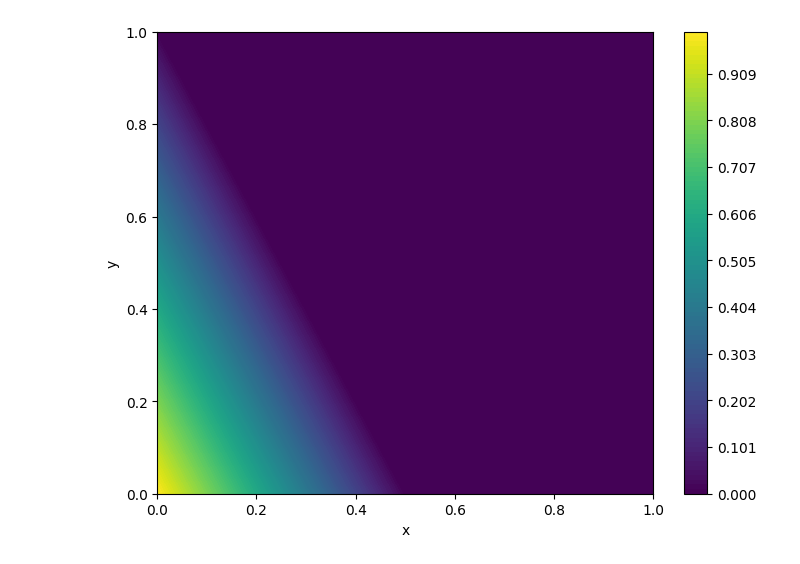
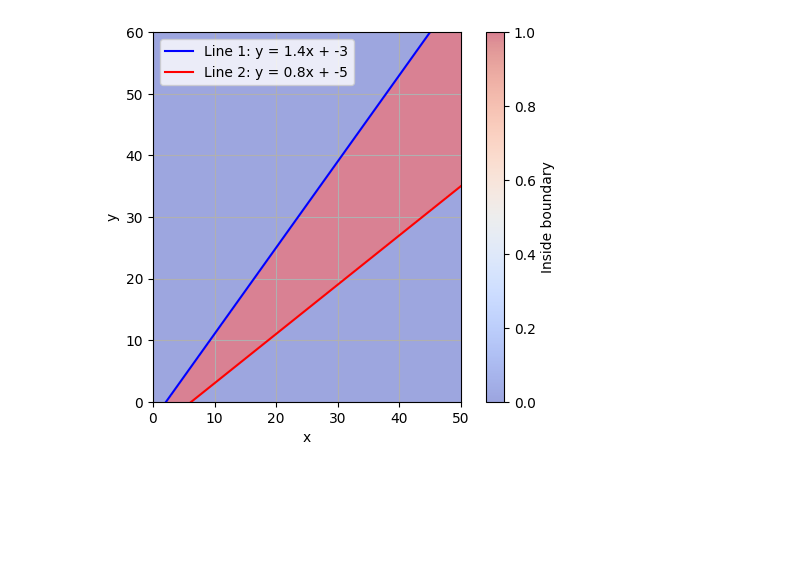
Before and after one commit to K1zum1/radmc3d-sliced-cone-simulation, a Jupyter notebook: cone.ipynb, the cells around one changed output. Cells and saved outputs as stored; diff of their text form; code cells hidden in the pictures; blank space fills up the shorter version.

```diff
--- a/cone.ipynb
+++ b/cone.ipynb
@@ -41,38 +56,38 @@ plot_filled_area_between_lines(c1=-3, c2=-5)
-# %%
-import numpy as np
-import matplotlib.pyplot as plt
-
-
-nx, ny = (3, 2)
-x = np.linspace(0, 1, nx)
-y = np.linspace(0, 1, ny)
-xv, yv = np.meshgrid(x, y)
-
-
-def f_corrected(x, y, const=1):
-    radius = 0.5
-    f_values = np.zeros_like(x)
-
-    for i in range(x.shape[0]):
-        for j in range(x.shape[1]):
-            if x[i, j]**2 + y[i, j]**2 < radius**2:
-                if x[i, j] == 0 and y[i, j] == 0:
-                    f_values[i, j] = const
-                else:
-                    f_values[i, j] = const / (x[i, j] * 2 + y[i, j]**2)
-            else:
-                f_values[i, j] = 0
-
-    return f_values
-
-f_values_corrected = f_corrected(xv, yv)
-
-plt.figure(figsize=(8, 6))
-contour_levels = np.linspace(np.nanmin(f_values_corrected), np.nanmax(f_values_corrected), 100)
-contour_plot = plt.contourf(xv, yv, f_values_corrected, cmap='viridis', levels=contour_levels)
-plt.colorbar(contour_plot)
-plt.xlabel('x')
-plt.ylabel('y')
-plt.show()
-# %% [output]
-[figure, removed]
+# %%
+import numpy as np
+import matplotlib.pyplot as plt
+
+def plot_heatmap_between_lines(c1, c2, x_range=(0, 50), y_range=(0, 60)):
+    m1 = 1.4
+    m2 = 0.8
+    x = np.linspace(x_range[0], x_range[1], 400)
+    y = np.linspace(y_range[0], y_range[1], 400)
+    X, Y = np.meshgrid(x, y)
+
+
+    Y1 = m1 * X + c1
+    Y2 = m2 * X + c2
+
+    inside_boundary = (Y >= np.minimum(Y1, Y2)) & (Y <= np.maximum(Y1, Y2))
+
+    # heatmap
+    plt.imshow(inside_boundary, extent=(x.min(), x.max(), y.min(), y.max()), origin='lower', cmap='coolwarm', alpha=0.5)
+
+    # clarity lines
+    plt.plot(x, m1*x + c1, label=f'Line 1: y = {m1}x + {c1}', color='blue')
+    plt.plot(x, m2*x + c2, label=f'Line 2: y = {m2}x + {c2}', color='red')
+
+    plt.xlabel('x')
+    plt.ylabel('y')
+    plt.legend()
+    plt.grid(True)
+    plt.xlim(x_range)
+    plt.ylim(y_range)
+    plt.colorbar(label='Inside boundary')
+    plt.show()
+
+c1 = -3
+c2 = -5
+plot_heatmap_between_lines(c1, c2)
+# %% [output]
+[figure, added]
```
Also changed, not shown: parts of 5 cells of this notebook.
